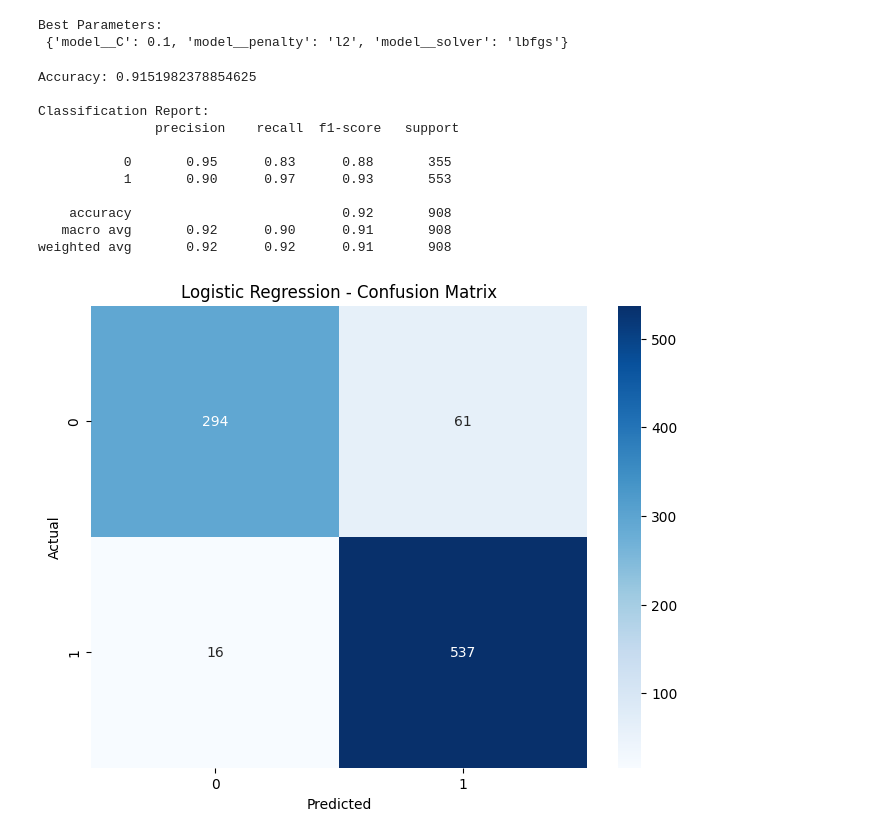
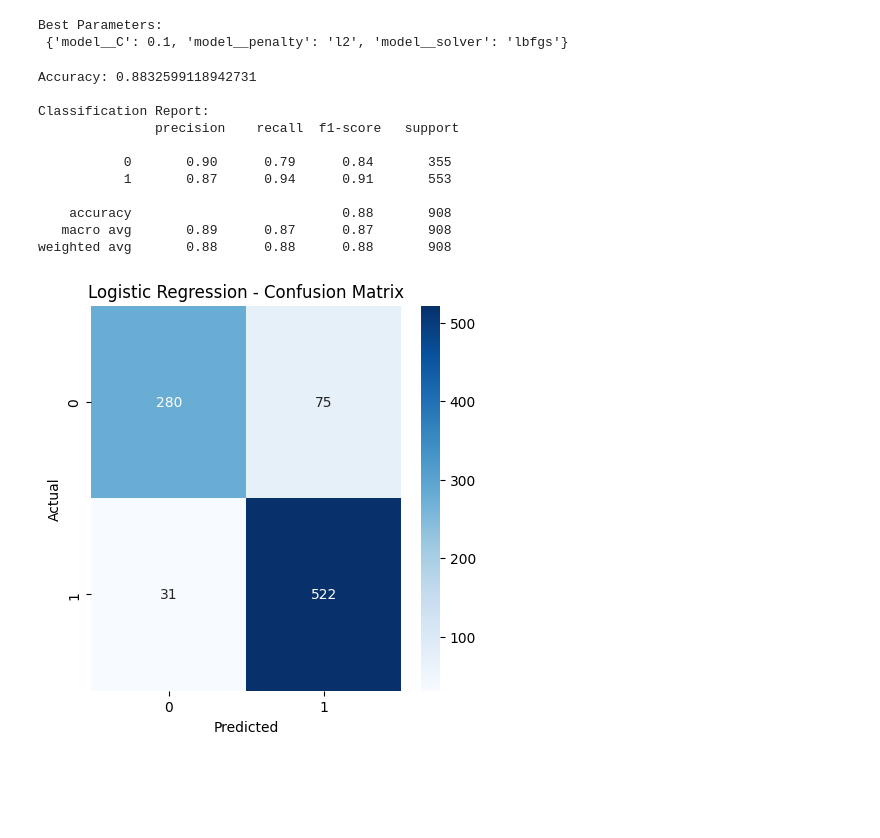
Before and after one commit to tayyab1-ai/student-dropout-risk-prediction-ml, a Jupyter notebook: notebooks/Model Training/logistic-regression.ipynb, the cells around one changed output. Drawn from its saved outputs; the diff is of its cells as text; code cells hidden in the pictures; blank space fills up the shorter version.

Commit message:
update features & retrain models for accuracy

```diff
--- a/notebooks/Model Training/logistic-regression.ipynb
+++ b/notebooks/Model Training/logistic-regression.ipynb
@@ -17,7 +17,7 @@ from sklearn.linear_model import LogisticRegression
 import joblib
 # %%
 # Load featured data
-DATA_PATH = "../../data/cleaned-data.csv"
+DATA_PATH = "../../data/featured-data.csv"
 df = pd.read_csv(DATA_PATH)
 df.head()
 # %% [output]
@@ -126,25 +125,25 @@ y_pred = best_model.predict(X_test)
 print("Accuracy:", accuracy_score(y_test, y_pred))
 print("\nClassification Report:\n", classification_report(y_test, y_pred))
 # %% [output]
-Accuracy: 0.9151982378854625
+Accuracy: 0.8832599118942731
 
 Classification Report:
                precision    recall  f1-score   support
 
-           0       0.95      0.83      0.88       355
-           1       0.90      0.97      0.93       553
+           0       0.90      0.79      0.84       355
+           1       0.87      0.94      0.91       553
 
-    accuracy                           0.92       908
-   macro avg       0.92      0.90      0.91       908
-weighted avg       0.92      0.92      0.91       908
+    accuracy                           0.88       908
+   macro avg       0.89      0.87      0.87       908
+weighted avg       0.88      0.88      0.88       908
 # %%
 # Confusion Matrix Graph
 cm = confusion_matrix(y_test, y_pred)
-plt.figure(figsize=(8, 6))
+plt.figure(figsize=(5, 5))
 sns.heatmap(cm, annot=True, fmt='d', cmap='Blues')
 plt.xlabel("Predicted")
 plt.ylabel("Actual")
 plt.title("Logistic Regression - Confusion Matrix")
 plt.show()
 # %% [output]
-[figure, old version]
+[figure, new version]
```
Also changed, not shown: parts of 11 cells of this notebook, 39 other files.
